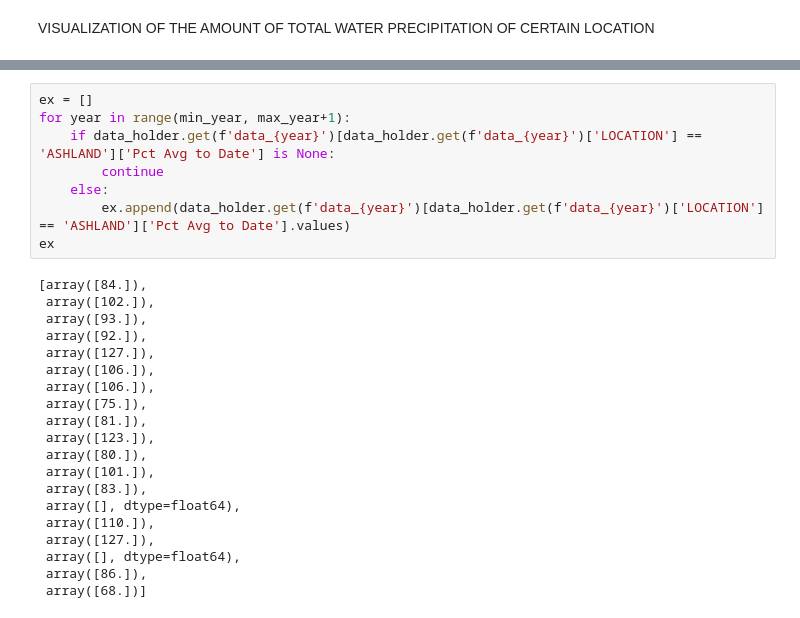
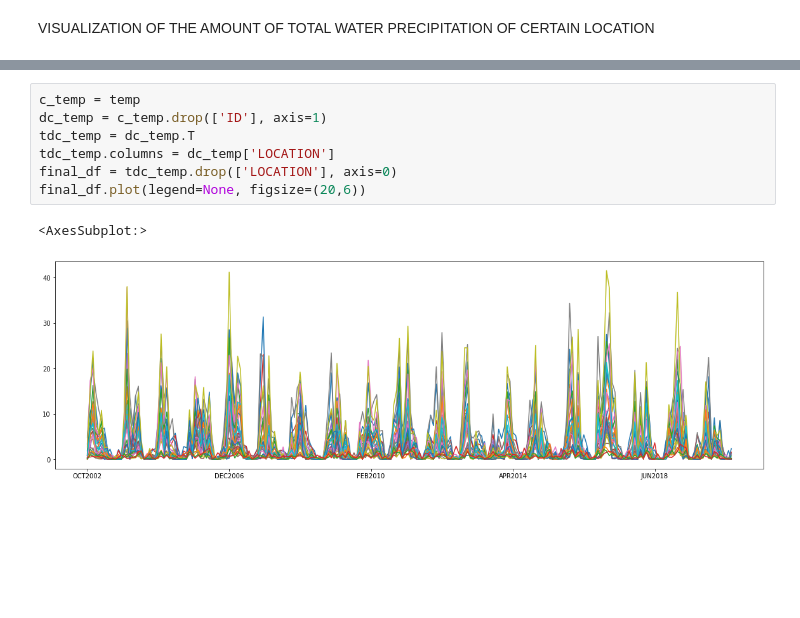
Before and after one commit to jnghlim/precipitation-project, a Jupyter notebook: precipitation-vis.ipynb, the cells around one changed output, grey strips where cells are left out. Cells and saved outputs as stored; diff of their text form; blank space fills up the shorter version.

Commit message:
after year precipitation commit

```diff
--- a/precipitation-vis.ipynb
+++ b/precipitation-vis.ipynb
@@ -131,28 +109,10 @@ sns.lineplot(data=temp)
-# %%
-ex = []
-for year in range(min_year, max_year+1):
-    if data_holder.get(f'data_{year}')[data_holder.get(f'data_{year}')['LOCATION'] == 'ASHLAND']['Pct Avg to Date'] is None:
-        continue
-    else:
-        ex.append(data_holder.get(f'data_{year}')[data_holder.get(f'data_{year}')['LOCATION'] == 'ASHLAND']['Pct Avg to Date'].values)
-ex
-# %% [output]
-[array([84.]),
- array([102.]),
- array([93.]),
- array([92.]),
- array([127.]),
- array([106.]),
- array([106.]),
- array([75.]),
- array([81.]),
- array([123.]),
- array([80.]),
- array([101.]),
- array([83.]),
- array([], dtype=float64),
- array([110.]),
- array([127.]),
- array([], dtype=float64),
- array([86.]),
- array([68.])]
+# %%
+c_temp = temp
+dc_temp = c_temp.drop(['ID'], axis=1)
+tdc_temp = dc_temp.T
+tdc_temp.columns = dc_temp['LOCATION']
+final_df = tdc_temp.drop(['LOCATION'], axis=0)
+final_df.plot(legend=None, figsize=(20,6))
+# %% [output]
+<AxesSubplot:>
+[figure, added]
```
Also changed, not shown: parts of 4 cells of this notebook.
